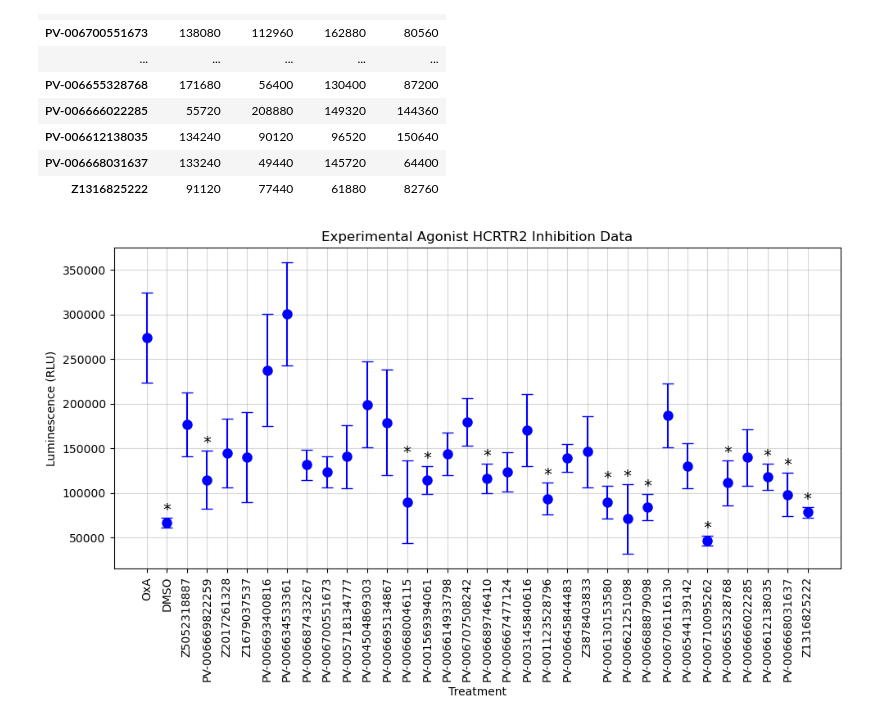
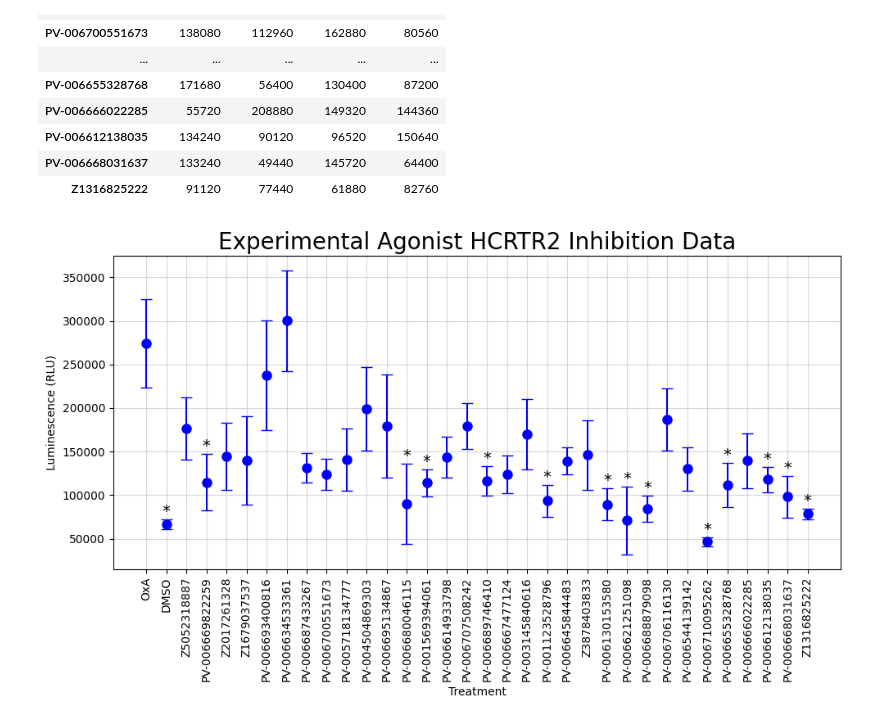
Before and after one commit to toadlover/ginsparg_thymelab_thesis, a Jupyter notebook: jupyter_notebooks/figure_making/presto_tango_data/1_17_25_agonist_as_antagonist_preliminary_experiment/1_17_25_agonist_as_antagonist_preliminary_experiment.ipynb, the cells around one changed output. Saved outputs shown, nothing was run; the diff lists cells and outputs as text; code cells hidden in the pictures.

```diff
--- a/jupyter_notebooks/figure_making/presto_tango_data/1_17_25_agonist_as_antagonist_preliminary_experiment/1_17_25_agonist_as_antagonist_preliminary_experiment.ipynb
+++ b/jupyter_notebooks/figure_making/presto_tango_data/1_17_25_agonist_as_antagonist_preliminary_experiment/1_17_25_agonist_as_antagonist_preliminary_experiment.ipynb
@@ -95,32 +103,32 @@ for i, drug in enumerate(drug_names):
 
 # Step 4: Plot the data with error bars
 plt.figure(figsize=(10, 6))
 
 # Specify a color for all data points (e.g., 'blue')
 color = 'blue'
 
 # Plot the drugs with error bars and set all data points to the same color
 for i, drug in enumerate(drug_names):
     plt.errorbar(
         [i], drug_means[i], yerr=drug_sems[i], fmt="o", label=drug, capsize=5, markersize=8, color=color
     )
 
 # Add asterisks for statistical significance
 for i, p_value in enumerate(p_values):
     if p_value < 0.05:
         plt.text(
             i, drug_means[i] + drug_sems[i], "*", ha="center", va="bottom", fontsize=14, color="black"
         )
 
 # Customize the plot
-plt.title('Experimental Agonist HCRTR2 Inhibition Data')
+plt.title('Experimental Agonist HCRTR2 Inhibition Data', fontsize=20)
 plt.xlabel('Treatment')
 plt.ylabel('Luminescence (RLU)')
 plt.xticks(np.arange(len(drug_names)), drug_names, rotation=90, ha="center")
 plt.grid(alpha=0.5)
 plt.tight_layout()
 
 # Show the plot
 plt.show()
 # %% [output]
-[figure, old version]
+[figure, new version]
```
Also changed, not shown: parts of 3 cells of this notebook, 1 other file.
